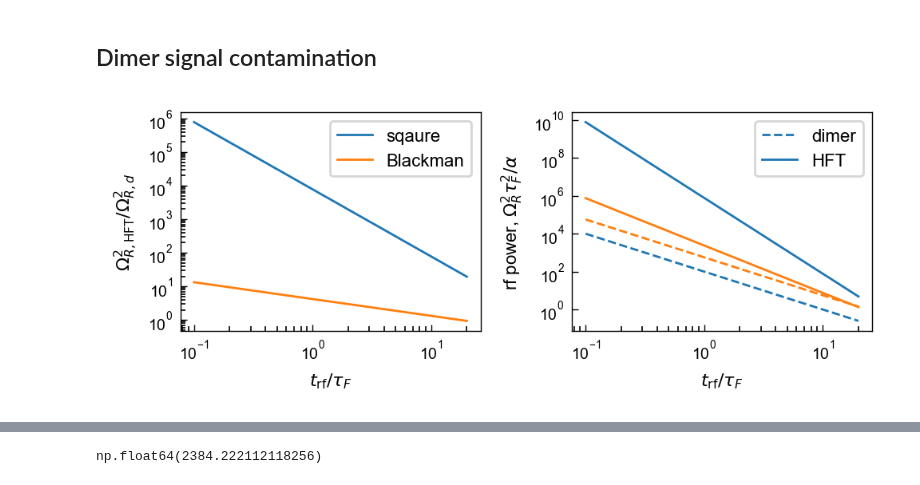
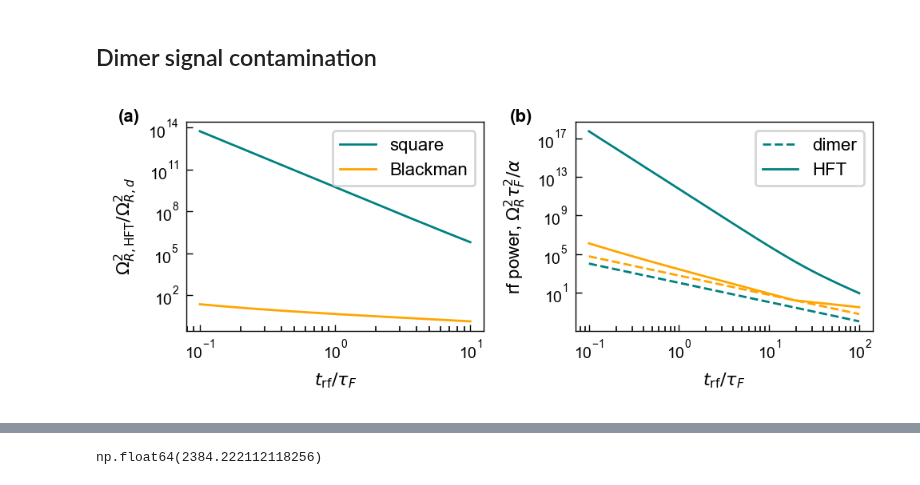
Before and after one commit to colinjdale/ChiPyLab, a Jupyter notebook: examples/plot_blackman_envelope.ipynb, the cells around one changed output, grey strips where cells are left out. Cells and saved outputs as stored; diff of their text form; code cells hidden in the pictures.

```diff
--- a/examples/plot_blackman_envelope.ipynb
+++ b/examples/plot_blackman_envelope.ipynb
@@ -304,6 +261,6 @@ np.float64(12.192158917960018)
 # %%
 tau_F = 11e-6
-trf = 200e-6
+trf = 110e-6
 
 omega_trf = 2*np.pi/trf * tau_F
 
@@ -350,6 +307,13 @@ ax.legend()
 
 fig.tight_layout()
 
-fig.savefig("outputs/signal_purity_200us.pdf")
+subplot_labels = ['(a)', '(b)']
+x_offsets = [-0.22, -0.22]
+for ax, label, x_offset in zip(axs, subplot_labels, x_offsets):
+	ax.text(x_offset, 1.00, label, transform=ax.transAxes, fontweight='bold', fontsize=8)
+
+plt.subplots_adjust(top=0.90)
+
+fig.savefig("outputs/signal_purity_110us.pdf")
 plt.show()
 # %% [output]
@@ -387,57 +351,99 @@ plt.show()
 
 tau_F = 11e-6
 omega_d = 2*np.pi * 4e6
+tildeomega_a = omega_d * tau_F
 C = 1
 kF_ell_d = 4*np.pi / 1e2
-R = 10
+R = 100
+
+HFT_cutoff = 1
+
 
 def dimer_power(t):
     """Dimer power as \Omega_R^2\tau_F^2/\alpha_d as a function of
     time in Fermi time units."""
     return 4*np.pi/kF_ell_d/C *t**(-2)
 
+
 def dimer_power_blackman(t):
     """Dimer power as \Omega_R^2\tau_F^2/\alpha_d as a function of
     time in Fermi time units, for a Blackman pulse."""
     return 4*np.pi/kF_ell_d/C *t**(-2) / 0.42**2
 
-def hft_power(t):
+
+def omega_clean(t):
+    """Returns the tilde omega needed to maintain R signal purity for a
+    square pulse in the HFT."""
+    omega = R**2 * 2*np.pi**2 / C**2 * t**(-2)
+    omega[omega < 2] = 2
+    return omega
+
+
+def omega_clean_blackman(t):
+    omega = 6*np.pi/t
+    omega[omega < HFT_cutoff] = HFT_cutoff
+    return omega
+
+
+def hft_power(t, pulse=''):
     """HFT power as \Omega_R^2\tau_F^2/\alpha_HFT as a function of
     time in Fermi time units."""
-    return 8*np.pi**4 * R**3/C**4 *t**(-4)
+    if pulse == 'Blackman':
+        tildeomega = omega_clean_blackman(t)
+        power = 2**(3/2)*np.pi / t / C * tildeomega**(3/2) * \
+        (1 + tildeomega/tildeomega_a) / 0.305
 
-def hft_power_blackman(t):
-    prefactor = 2*np.sqrt(2)*np.pi*(6*np.pi)**(3/2)/0.305
-    return prefactor / C * t**(-5/2)
+    else:
+        tildeomega = omega_clean(t)
+        power = 2**(3/2)*np.pi / t / C * tildeomega**(3/2) * \
+            (1 + tildeomega/tildeomega_a)
+
+    return power
+    # return 8*np.pi**4 * R**3/C**4 *t**(-4)
+
 
 fig, axs = plt.subplots(1, 2, figsize=(5,2))
 
 ax = axs[1]
 ax.set(xlabel=r"$t_\mathrm{rf}/\tau_F$",
        ylabel=r'rf power, $\Omega_R^2\tau_F^2/\alpha$',
        yscale='log', xscale='log')
 
-t = np.linspace(0.1, 20, 100)
+t = np.linspace(0.1, 100, 1000)
 ax.plot(t, dimer_power(t), '--', label='dimer', color=colors[0])
 ax.plot(t, hft_power(t), label='HFT', color=colors[0])
+# ax.plot(t, hft_power_fse(t), ':', color=colors[0])
 
 ax.plot(t, dimer_power_blackman(t), '--', color=colors[1])
-ax.plot(t, hft_power_blackman(t),  color=colors[1])
+ax.plot(t, hft_power(t, pulse='Blackman'),  color=colors[1])
+# ax.plot(t, hft_power_blackman_fse(t), ':',  color=colors[1])
 ax.legend()
 
 
 ax = axs[0]
 ax.set(xlabel=r"$t_\mathrm{rf}/\tau_F$",
        ylabel=r'$\Omega_{R,\mathrm{HFT}}^2/\Omega_{R,d}^2$',
        yscale='log', xscale='log')
 
-ax.plot(t, hft_power(t)/dimer_power(t), label='sqaure')
-ax.plot(t, hft_power_blackman(t)/dimer_power_blackman(t), label='Blackman')
+t = np.linspace(0.1, 10, 1000)
+
+ax.plot(t, hft_power(t)/dimer_power(t), label='square', color=colors[0])
+ax.plot(t, hft_power(t, pulse='Blackman')/dimer_power_blackman(t), label='Blackman', color=colors[1])
+# ax.plot(t, hft_power_fse(t)/dimer_power(t), ':', color=colors[0])
+# ax.plot(t, hft_power_blackman_fse(t)/dimer_power_blackman(t), ':', color=colors[1])
 ax.legend()
+ax.yaxis.set_minor_locator(NullLocator())
+
+subplot_labels = ['(a)', '(b)']
+x_offsets = [-0.23, -0.22]
+for ax, label, x_offset in zip(axs, subplot_labels, x_offsets):
+	ax.text(x_offset, 1.00, label, transform=ax.transAxes, fontweight='bold', fontsize=8)
+
+plt.subplots_adjust(top=0.90)
 
 fig.tight_layout()
-fig.savefig("outputs/dimer_vs_HFT_power.pdf")
+# fig.savefig("outputs/dimer_vs_HFT_power.pdf")
 
 plt.show()
 # %% [output]
-[figure, old version]
+[figure, new version]
```
Also changed, not shown: parts of 20 cells of this notebook, 2 other files.
